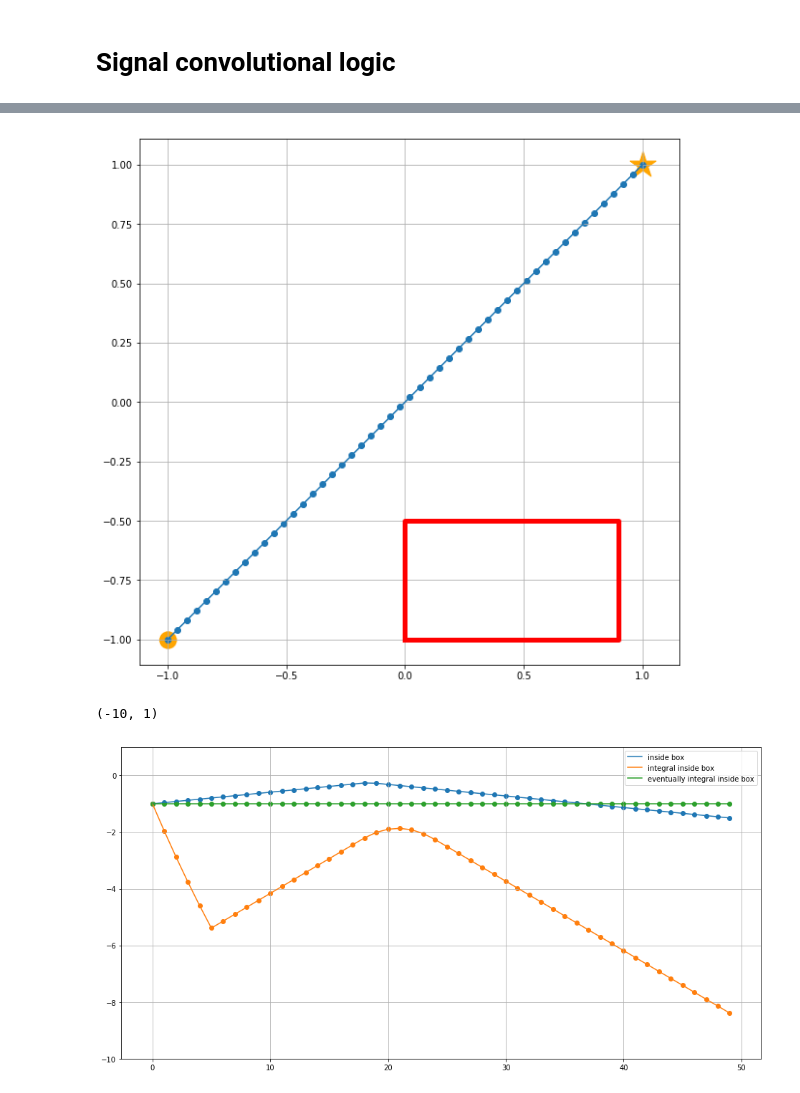
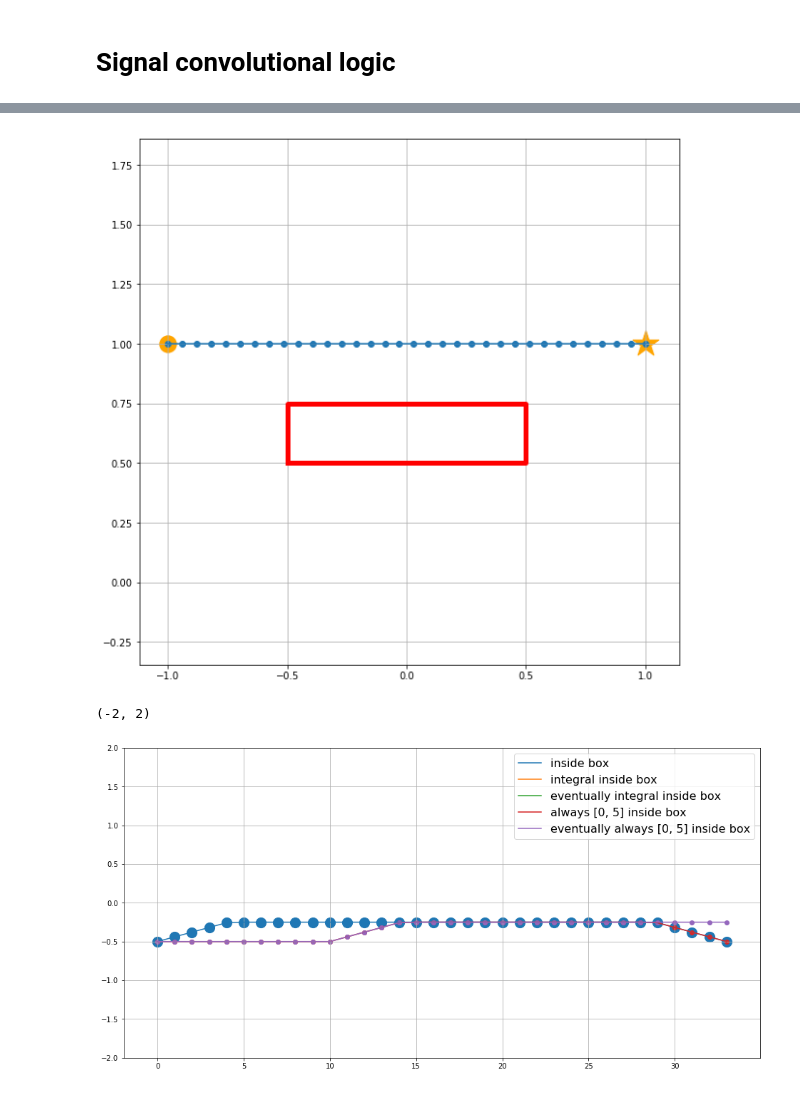
Before and after one commit to karenl7/stlcg-asl, a Jupyter notebook: scratch.ipynb, the cells around one changed output, grey strips where cells are left out. Saved outputs shown, nothing was run; the diff lists cells and outputs as text; code cells hidden in the pictures.

```diff
--- a/scratch.ipynb
+++ b/scratch.ipynb
@@ -197,5 +59,5 @@ RuntimeError: Can't call numpy() on Variable that requires grad. Use var.detach(
 # %%
-obs_1 = torch.tensor([0.0, 0.9, -1.0, -0.5]).float()     # red box in bottom right corner
+obs_1 = torch.tensor([-0.5, 0.5, 0.5, 0.75]).float()     # red box in bottom right corner
 def inside_box(xy, obs):
     x = stlcg.Expression('x', xy[:,:1].unsqueeze(0))
     y = stlcg.Expression('y', xy[:,1:].unsqueeze(0))
@@ -221,11 +91,3 @@ plt.grid()
-# %%
-dx = 0.04
-n = np.stack([np.arange(-1, 1, dx), np.arange(-1, 1, dx)]).T
-x0 = -np.ones(2)
-xf = np.ones(2)
-N = n.shape
-
-u_max = torch.as_tensor(0.8).float()       # u max
 # %%
 Δt = 0.1
 A = np.eye(2)
@@ -275,45 +137,56 @@ U = Z[N[0]*N[1]:(N[0]*N[1] + (N[0]-1)*N[1])].reshape(N[0]-1,N[1])
 ux = U[:,:1]
 uy = U[:,1:]
 
-T = 5
+T = 10
 inside_box_1, _ = inside_box(X, obs_1)
-ϕ1 = stlcg.Eventually(subformula=Integral1d(subformula=inside_box_1, interval=[0,T], padding_type="zero", custom_number=0.1))
+ϕ1 = stlcg.Eventually(subformula=stlcg.Integral1d(subformula=inside_box_1, interval=[0,T], padding_type="same", custom_number=0.1))
+ϕ2 = stlcg.Eventually(subformula=stlcg.Always(subformula=inside_box_1, interval=[0,T]))
 
 θ, _ = control_limit(U, u_max)
 
 box_inputs = ((x, x),(y, y))
 control_inputs = U.norm(dim=1, keepdim=True).unsqueeze(0)
 
-robustness_1 = torch.relu(-ϕ1.robustness(box_inputs, scale=-1).squeeze())
-robustness_2 = torch.relu(-θ.robustness(control_inputs, scale=-1).squeeze())
+# robustness_1 = torch.relu(-ϕ1.robustness(box_inputs, scale=-1).squeeze())
+# robustness_2 = torch.relu(-θ.robustness(control_inputs, scale=-1).squeeze())
 # %%
 plt.figure(figsize=(10,10))
 plt.plot([obs_1[0], obs_1[0], obs_1[1], obs_1[1], obs_1[0]], [obs_1[2], obs_1[3], obs_1[3], obs_1[2], obs_1[2]], c="red", linewidth=5)
-plt.scatter([-1], [-1], s=300, c="orange")
-plt.scatter([1], [1], s=800, marker='*', c="orange")
+plt.scatter(*x0, s=300, c="orange")
+plt.scatter(*xf, s=800, marker='*', c="orange")
 plt.plot(x.detach().squeeze().numpy(), y.detach().squeeze().numpy())
 plt.scatter(x.detach().squeeze().numpy(), y.detach().squeeze().numpy())
 plt.axis("equal")
 plt.grid()
 # %% [output]
-[figure, old version]
+[figure, new version]
 # %%
+scale = -1
+agm = False
 plt.figure(figsize=(16, 8))
-signal = inside_box_1(box_inputs).detach().squeeze().numpy()
+signal = inside_box_1(box_inputs, scale=scale, agm=agm).detach().squeeze().numpy()
 plt.plot(range(len(signal)), signal, label="inside box")
-plt.scatter(range(len(signal)), signal)
+plt.scatter(range(len(signal)), signal, s=200)
 
-integral = ϕ1.subformula(box_inputs).detach().squeeze().numpy()
+integral = ϕ1.subformula(box_inputs, scale=scale, agm=agm).detach().squeeze().numpy()
 plt.plot(range(len(signal)), integral, label="integral inside box")
 plt.scatter(range(len(signal)), integral)
 
-rob = ϕ1(box_inputs).detach().squeeze().numpy()
+rob = ϕ1(box_inputs, scale=scale, agm=agm).detach().squeeze().numpy()
 plt.plot(range(len(signal)), rob, label="eventually integral inside box")
 plt.scatter(range(len(signal)), rob)
 
-plt.legend()
+integral = ϕ2.subformula(box_inputs, scale=scale, agm=agm).detach().squeeze().numpy()
+plt.plot(range(len(signal)), integral, label="always [0, 5] inside box")
+plt.scatter(range(len(signal)), integral)
+
+rob = ϕ2(box_inputs, scale=scale, agm=agm).detach().squeeze().numpy()
+plt.plot(range(len(signal)), rob, label="eventually always [0, 5] inside box")
+plt.scatter(range(len(signal)), rob)
+
+plt.legend(fontsize=16)
 plt.grid()
-plt.ylim([-10, 1])
+plt.ylim([-2, 2])
 # %% [output]
-(-10, 1)
+(-2, 2)
-[figure, old version]
+[figure, new version]
```
Also changed, not shown: parts of 30 cells of this notebook, 1 other file.
